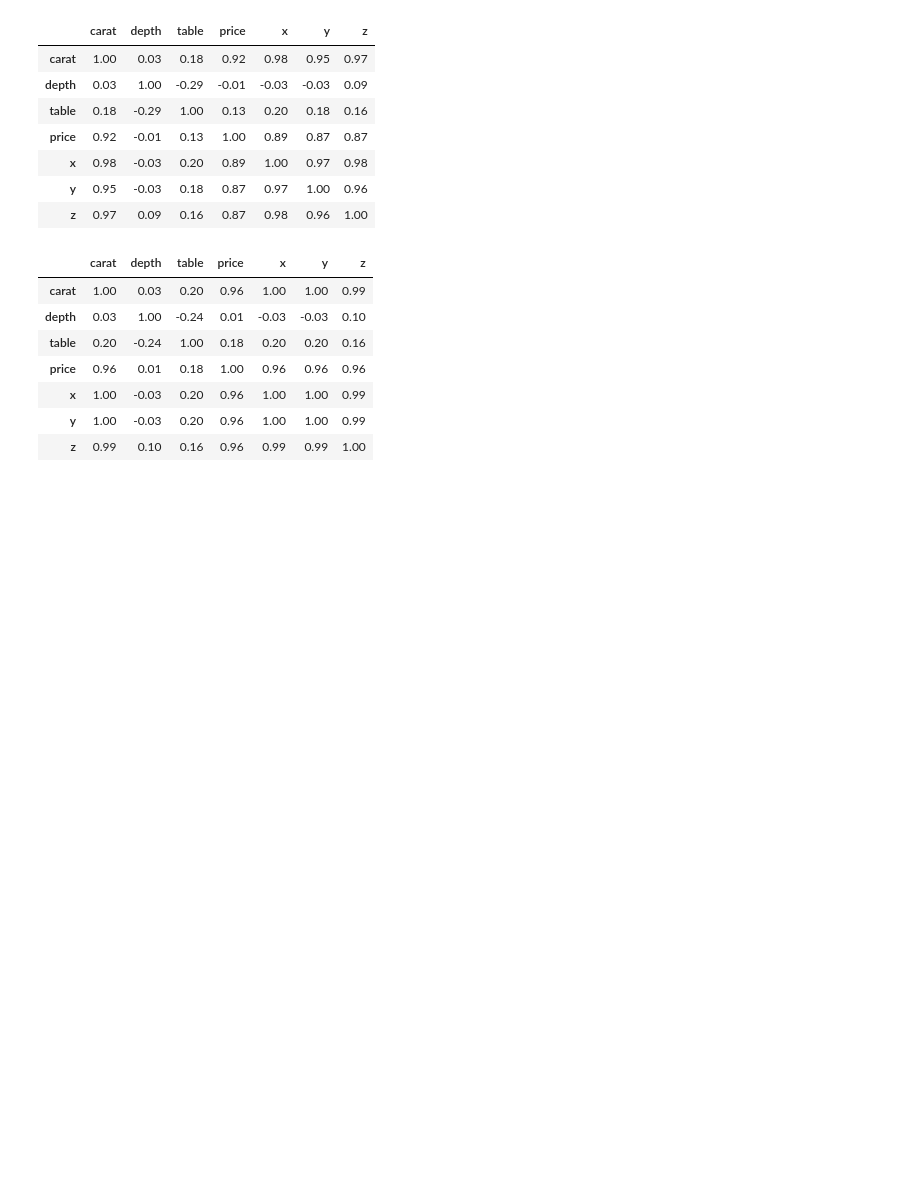
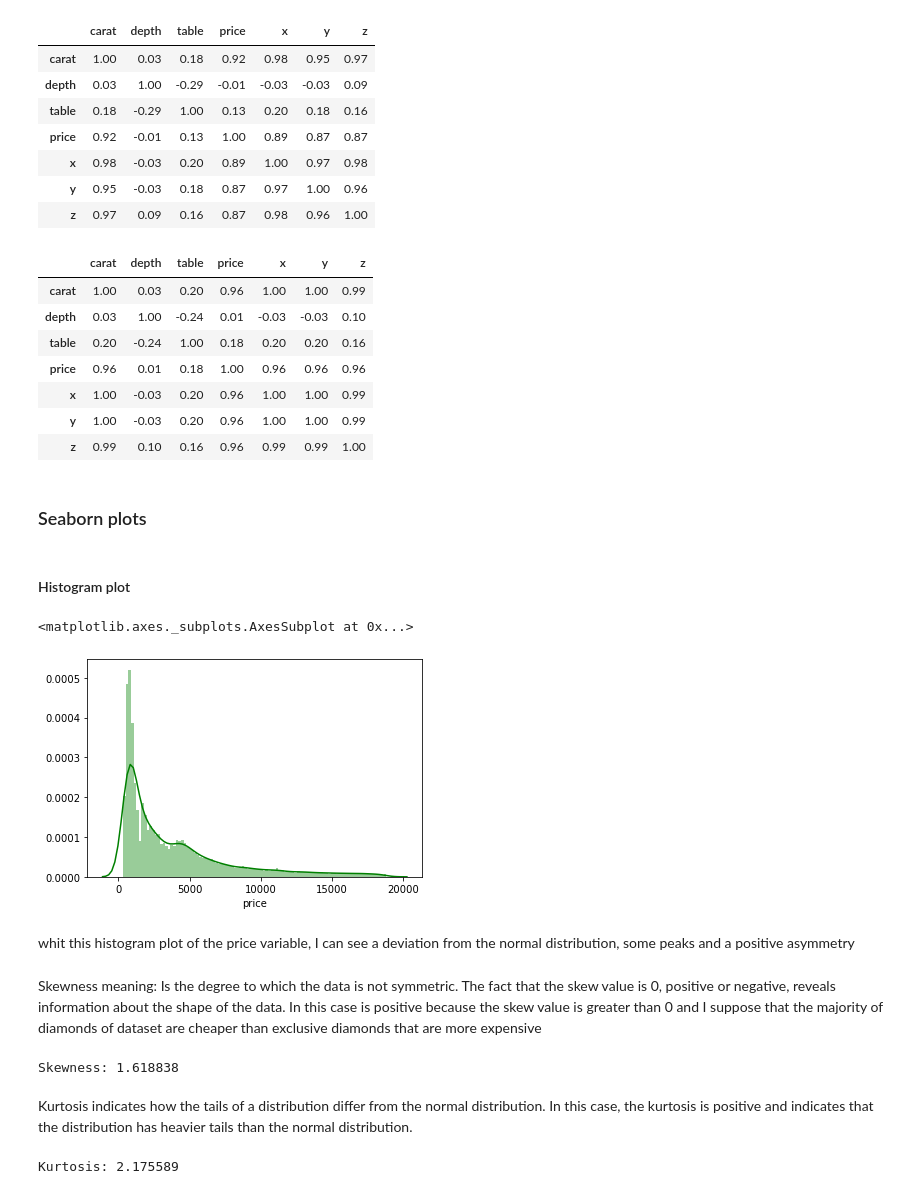
Before and after one commit to ChristianJavierMelo/EDA-visualization-with-Tableau, a Jupyter notebook: notebooks/test.ipynb, the cells around one changed output. Saved outputs shown, nothing was run; the diff lists cells and outputs as text; code cells hidden in the pictures; blank space fills up the shorter version.

```diff
--- a/notebooks/test.ipynb
+++ b/notebooks/test.ipynb
@@ -597,5 +622,7 @@ diamonds.corr(method='spearman').style.background_gradient(cmap='coolwarm').set_
 | x | 1.00 | -0.03 | 0.20 | 0.96 | 1.00 | 1.00 | 0.99 |
 | y | 1.00 | -0.03 | 0.20 | 0.96 | 1.00 | 1.00 | 0.99 |
 | z | 0.99 | 0.10 | 0.16 | 0.96 | 0.99 | 0.99 | 1.00 |
+# %% [markdown]
+### Seaborn plots
 # %%
 import seaborn as sns
@@ -601,0 +630,21 @@ import seaborn as sns
+# %% [markdown]
+#### Histogram plot
+# %%
+sns.distplot(diamonds['price'], bins=100, color='green')
+# %% [output]
+<matplotlib.axes._subplots.AxesSubplot at 0x...>
+[figure, added]
+# %% [markdown]
+whit this histogram plot of the price variable, I can see a deviation from the normal distribution, some peaks and a positive asymmetry
+# %% [markdown]
+Skewness meaning: Is the degree to which the data is not symmetric. The fact that the skew value is 0, positive or negative, reveals information about the shape of the data. In this case is positive because the skew value is greater than 0 and I suppose that the majority of diamonds of dataset are cheaper than exclusive diamonds that are more expensive
+# %%
+print("Skewness: %f" % diamonds['price'].skew())
+# %% [output]
+Skewness: 1.618838
+# %% [markdown]
+Kurtosis indicates how the tails of a distribution differ from the normal distribution. In this case, the kurtosis is positive and indicates that the distribution has heavier tails than the normal distribution.
+# %%
+print("Kurtosis: %f" % diamonds['price'].kurt())
+# %% [output]
+Kurtosis: 2.175589
```
Also changed, not shown: parts of 54 cells of this notebook.
